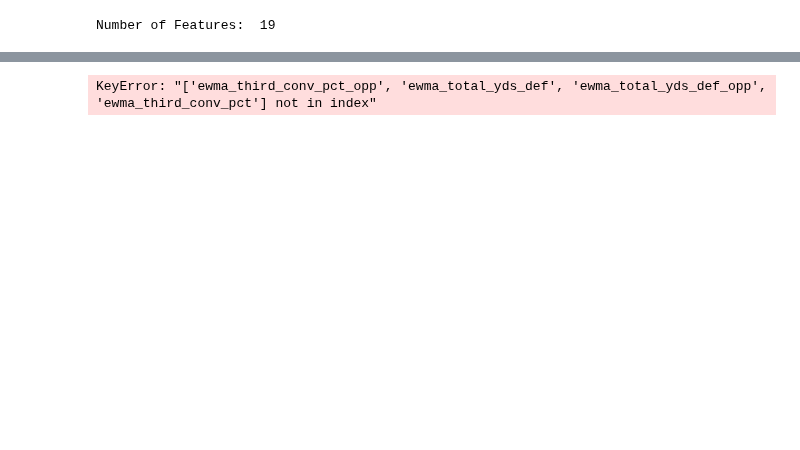
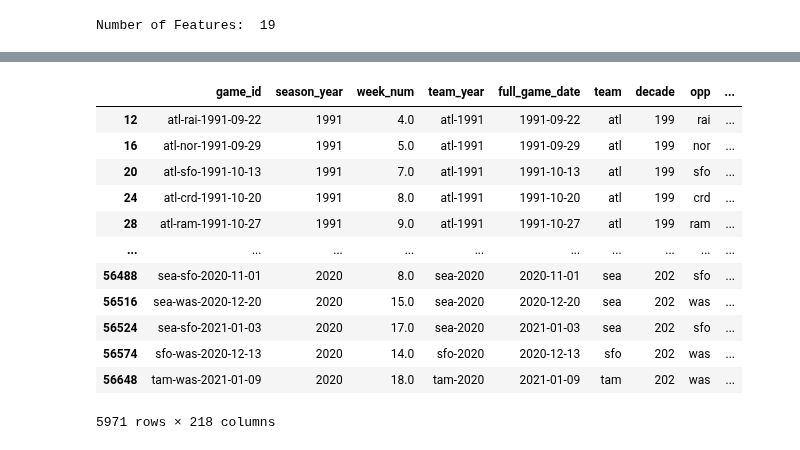
Before and after one commit to edubu2/metis-project2, a Jupyter notebook: code/final_modeling.ipynb, the cells around one changed output, grey strips where cells are left out. Drawn from its saved outputs; the diff is of its cells as text; code cells hidden in the pictures; blank space fills up the shorter version.

```diff
--- a/code/final_modeling.ipynb
+++ b/code/final_modeling.ipynb
@@ -50,5 +59,19 @@ Number of Features:  19
+# %%
+game_df.reindex()
+# %% [output]
+|  | game_id | season_year | week_num | team_year | full_game_date | team | decade | opp | ... |
+| 12 | atl-rai-1991-09-22 | 1991 | 4.0 | atl-1991 | 1991-09-22 | atl | 199 | rai | ... |
+| 16 | atl-nor-1991-09-29 | 1991 | 5.0 | atl-1991 | 1991-09-29 | atl | 199 | nor | ... |
+| 20 | atl-sfo-1991-10-13 | 1991 | 7.0 | atl-1991 | 1991-10-13 | atl | 199 | sfo | ... |
+| 24 | atl-crd-1991-10-20 | 1991 | 8.0 | atl-1991 | 1991-10-20 | atl | 199 | crd | ... |
+| 28 | atl-ram-1991-10-27 | 1991 | 9.0 | atl-1991 | 1991-10-27 | atl | 199 | ram | ... |
+| ... | ... | ... | ... | ... | ... | ... | ... | ... | ... |
+| 56488 | sea-sfo-2020-11-01 | 2020 | 8.0 | sea-2020 | 2020-11-01 | sea | 202 | sfo | ... |
+| 56516 | sea-was-2020-12-20 | 2020 | 15.0 | sea-2020 | 2020-12-20 | sea | 202 | was | ... |
+| 56524 | sea-sfo-2021-01-03 | 2020 | 17.0 | sea-2020 | 2021-01-03 | sea | 202 | sfo | ... |
+| 56574 | sfo-was-2020-12-13 | 2020 | 14.0 | sfo-2020 | 2020-12-13 | sfo | 202 | was | ... |
+| 56648 | tam-was-2021-01-09 | 2020 | 18.0 | tam-2020 | 2021-01-09 | tam | 202 | was | ... |
+5971 rows × 218 columns
 # %%
-X = game_df[features]
+X = model_df[features]
 y = game_df[target]
-# %% [output]
-KeyError: "['ewma_third_conv_pct_opp', 'ewma_total_yds_def', 'ewma_total_yds_def_opp', 'ewma_third_conv_pct'] not in index"
```
Also changed, not shown: parts of 18 cells of this notebook.
